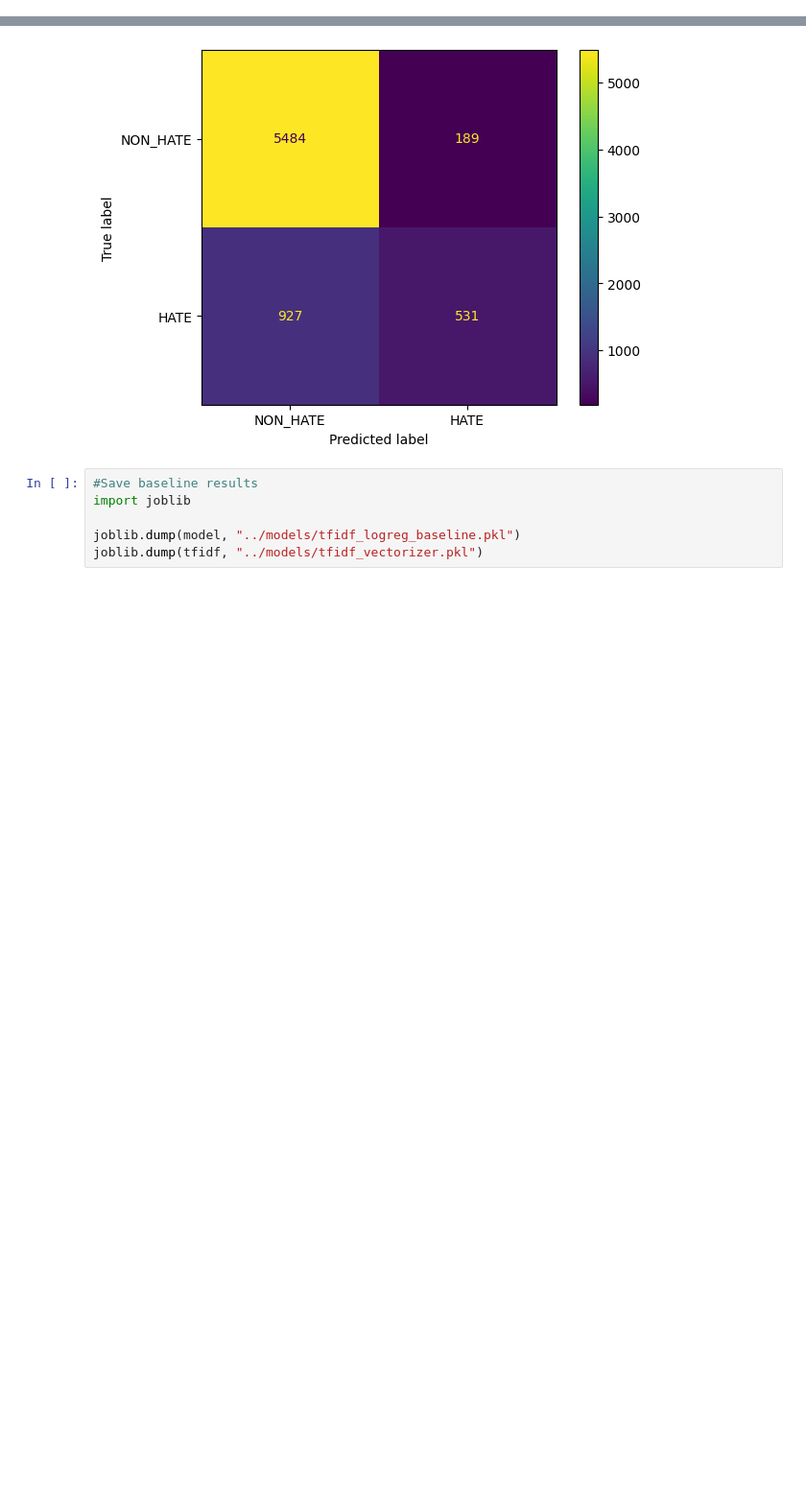
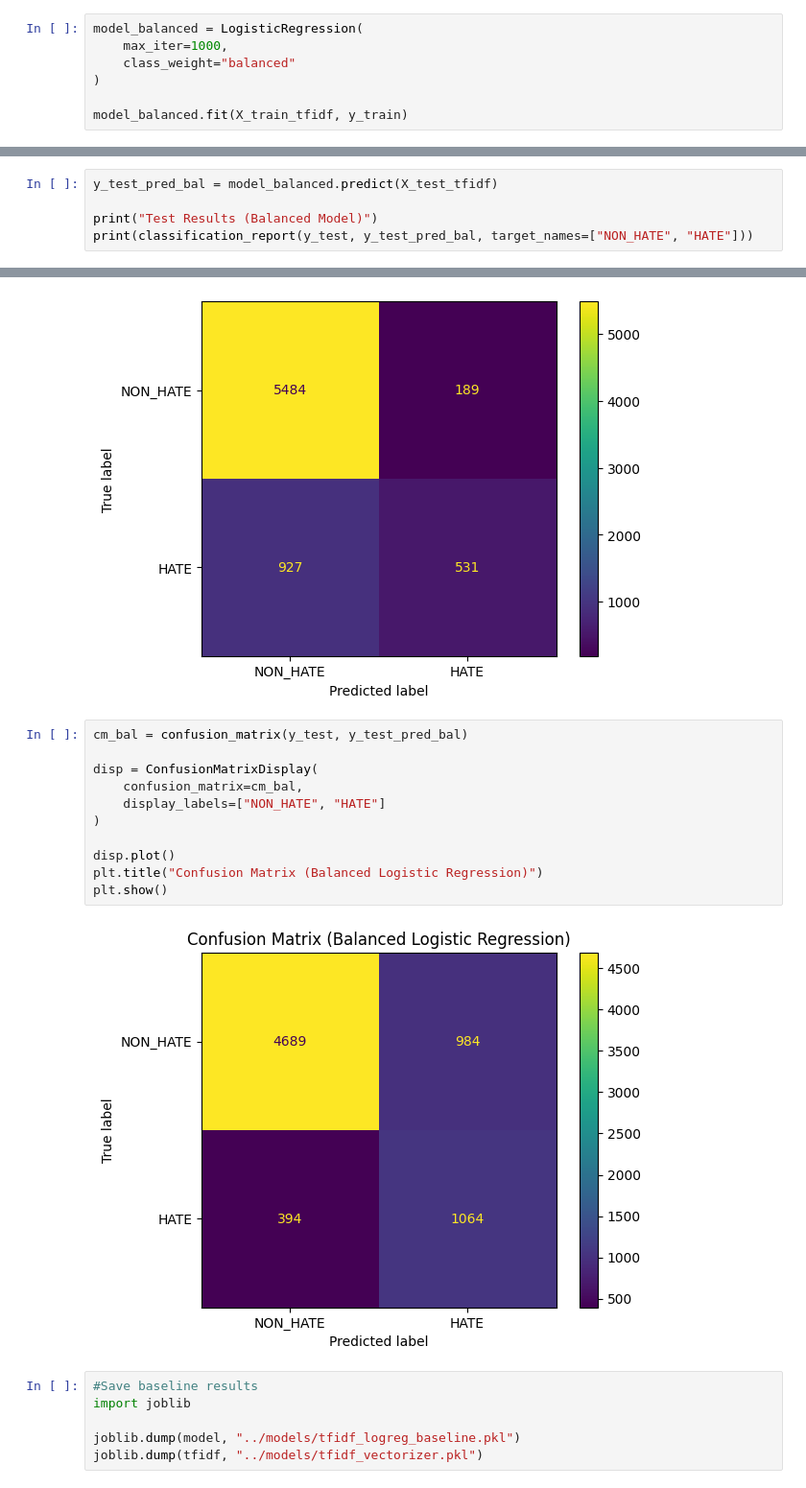
Before and after one commit to AshraAbdullah/Code-Mixed-Hate-Speech-Detection-in-Sinhala-Tamil-English, a Jupyter notebook: hate_speech_project/notebooks/baseline_model.ipynb, the cells around one changed output, grey strips where cells are left out. Shown at 96% size. Saved outputs shown, nothing was run; the diff lists cells and outputs as text; blank space fills up the shorter version.

Commit message:
Balanced baseline model- logistic regression

```diff
--- a/hate_speech_project/notebooks/baseline_model.ipynb
+++ b/hate_speech_project/notebooks/baseline_model.ipynb
@@ -46,3 +46,10 @@ model = LogisticRegression(max_iter=1000)
 model.fit(X_train_tfidf, y_train)
 # %% [output]
 LogisticRegression(max_iter=1000)
+# %%
+model_balanced = LogisticRegression(
+    max_iter=1000,
+    class_weight="balanced"
+)
+
+model_balanced.fit(X_train_tfidf, y_train)
@@ -74,3 +98,8 @@ print(classification_report(y_test, y_test_pred, target_names=["NON_HATE", "HATE
     accuracy                           0.84      7131
    macro avg       0.80      0.67      0.70      7131
 weighted avg       0.83      0.84      0.82      7131
+# %%
+y_test_pred_bal = model_balanced.predict(X_test_tfidf)
+
+print("Test Results (Balanced Model)")
+print(classification_report(y_test, y_test_pred_bal, target_names=["NON_HATE", "HATE"]))
@@ -89,6 +128,19 @@ disp.plot()
 plt.show()
 # %% [output]
 [figure]
+# %%
+cm_bal = confusion_matrix(y_test, y_test_pred_bal)
+
+disp = ConfusionMatrixDisplay(
+    confusion_matrix=cm_bal,
+    display_labels=["NON_HATE", "HATE"]
+)
+
+disp.plot()
+plt.title("Confusion Matrix (Balanced Logistic Regression)")
+plt.show()
+# %% [output]
+[figure, added]
 # %%
 #Save baseline results
 import joblib
```
Also changed, not shown: parts of 5 cells of this notebook, 1 other file.
